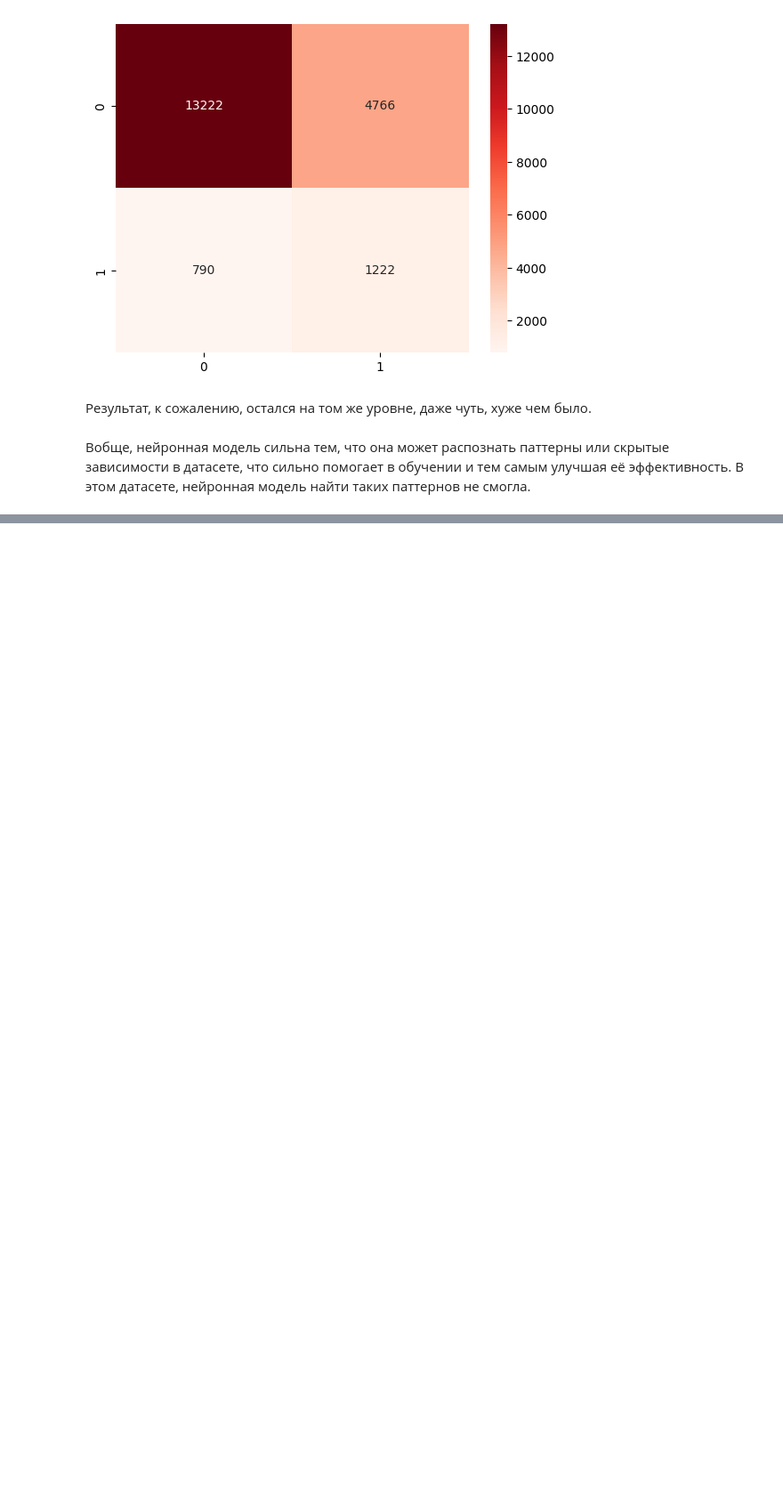
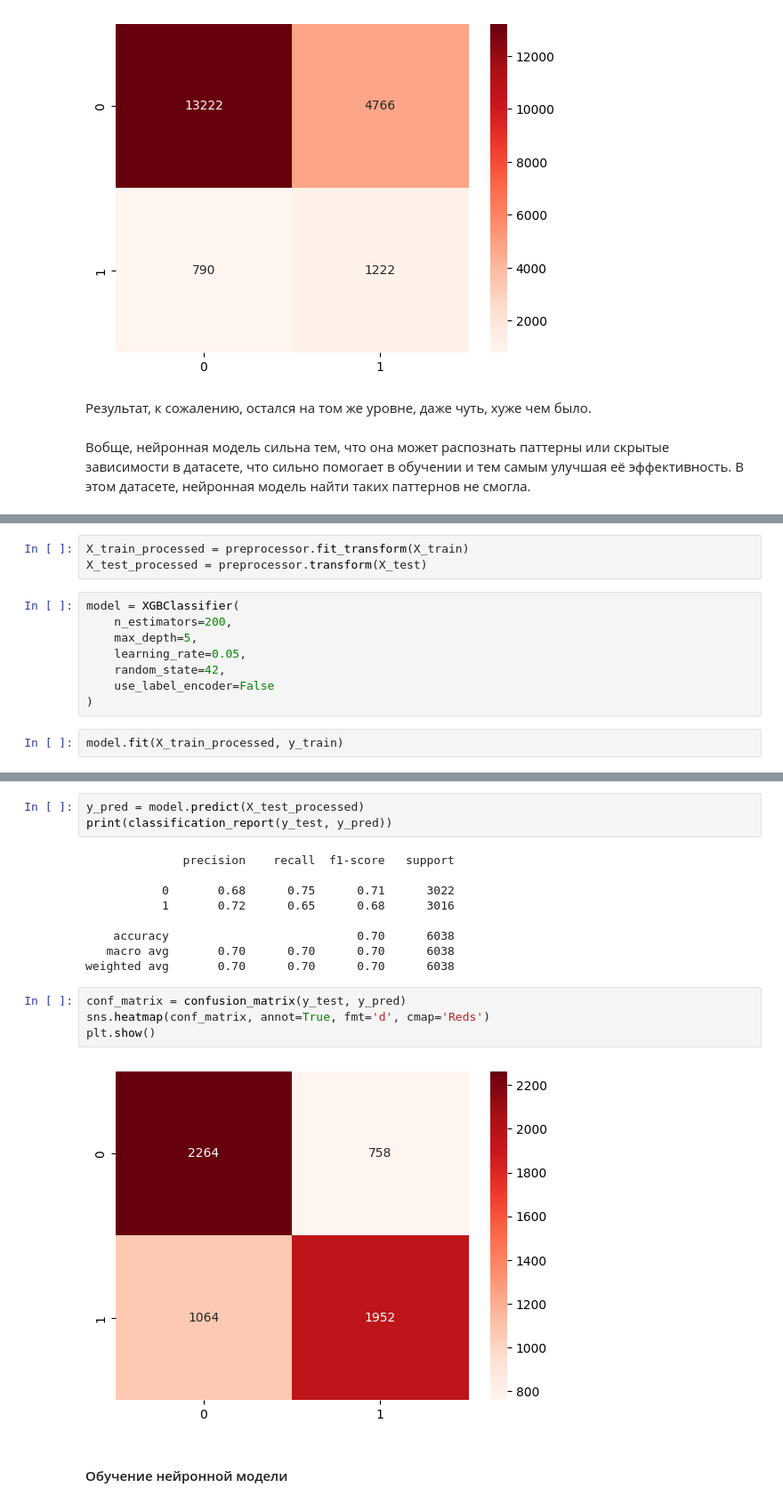
Before and after one commit to Kasilnur/ML2, a Jupyter notebook: StudentMentality_Kaskinbaev.ipynb, the cells around one changed output, grey strips where cells are left out. Shown at 89% size. Saved outputs shown, nothing was run; the diff lists cells and outputs as text; blank space fills up the shorter version.

```diff
--- a/StudentMentality_Kaskinbaev.ipynb
+++ b/StudentMentality_Kaskinbaev.ipynb
@@ -441,0 +549,13 @@ plt.show()
+# %%
+X_train_processed = preprocessor.fit_transform(X_train)
+X_test_processed = preprocessor.transform(X_test)
+# %%
+model = XGBClassifier(
+    n_estimators=200,
+    max_depth=5,
+    learning_rate=0.05,
+    random_state=42,
+    use_label_encoder=False
+)
+# %%
+model.fit(X_train_processed, y_train)
@@ -441,0 +574,20 @@ plt.show()
+# %%
+y_pred = model.predict(X_test_processed)
+print(classification_report(y_test, y_pred))
+# %% [output]
+              precision    recall  f1-score   support
+
+           0       0.68      0.75      0.71      3022
+           1       0.72      0.65      0.68      3016
+
+    accuracy                           0.70      6038
+   macro avg       0.70      0.70      0.70      6038
+weighted avg       0.70      0.70      0.70      6038
+# %%
+conf_matrix = confusion_matrix(y_test, y_pred)
+sns.heatmap(conf_matrix, annot=True, fmt='d', cmap='Reds')
+plt.show()
+# %% [output]
+[figure, added]
+# %% [markdown]
+#### Обучение нейронной модели
```
Also changed, not shown: parts of 25 cells of this notebook.
